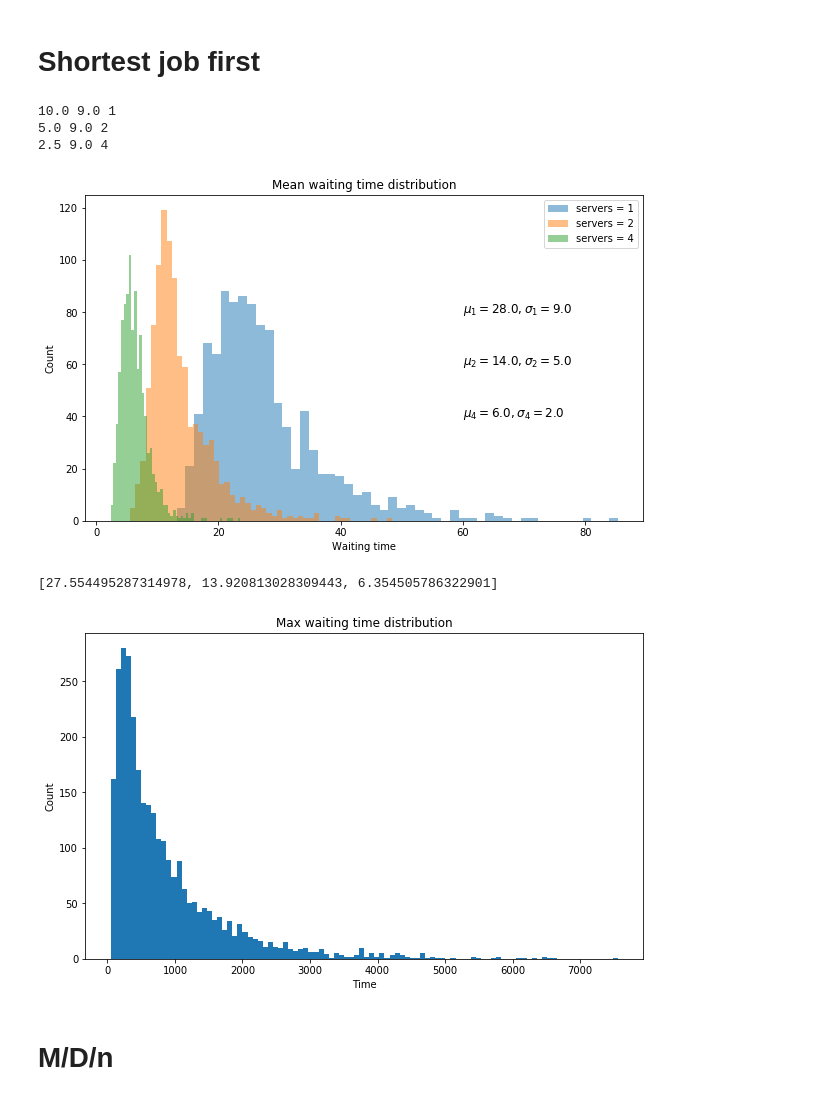
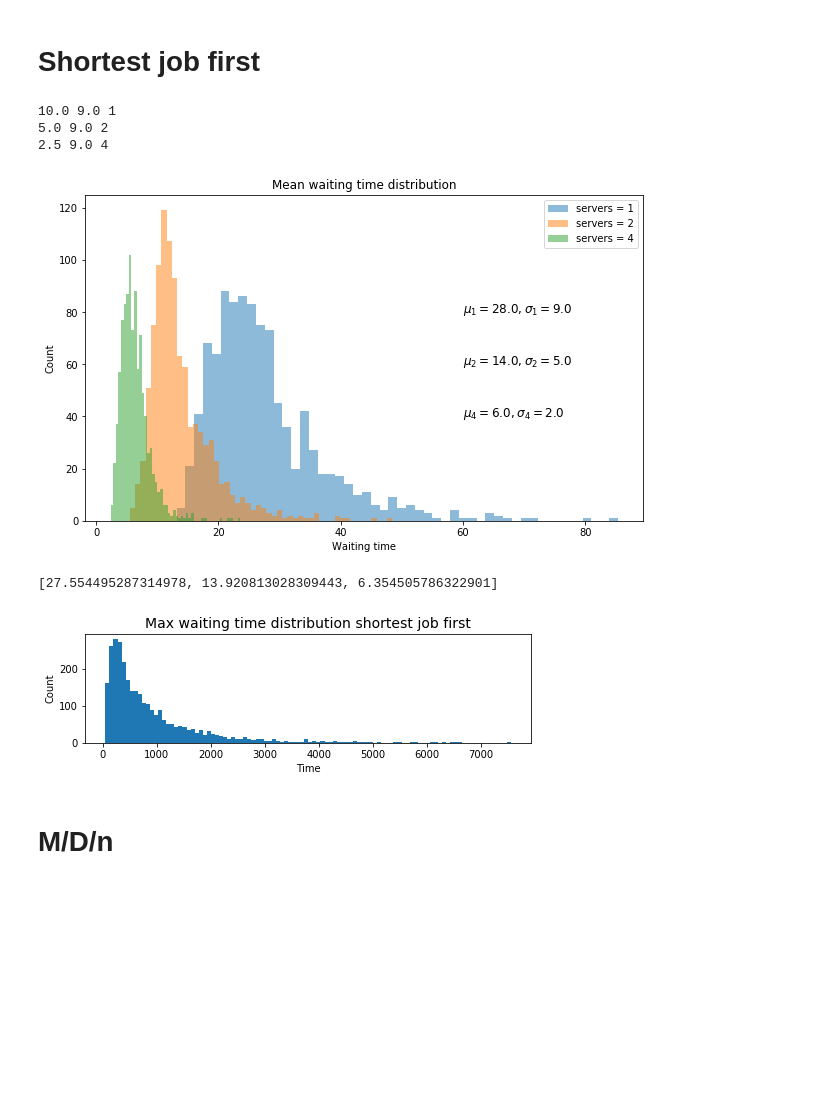
Before and after one commit to WavyV/StochasticSimulation, a Jupyter notebook: Assignment2/Assignment2.ipynb, the cells around one changed output. Drawn from its saved outputs; the diff is of its cells as text; code cells hidden in the pictures; blank space fills up the shorter version.

```diff
--- a/Assignment2/Assignment2.ipynb
+++ b/Assignment2/Assignment2.ipynb
@@ -123,29 +123,30 @@ plt.show()
 # %%
+SEED = 9999
+random.seed(SEED)
+
 customers = 1000
-reps = 100
-rho = np.linspace(0.1, 0.95, 18)
-serviceTime = 10
+capacity = np.linspace(1, 50, 50)
+print(capacity)
+reps = 1000
+serviceTime = 9.0
+arrival = 10.
 means = []
-perc25 = []
-perc75 = []
-for r in rho:
-    totalResults = []
-    newArrival = 100.0/(r*serviceTime)
-    print(newArrival, serviceTime)
-    for _ in range(reps):
+for cap in capacity:
+    temp = []
+    for _ in range(10):
+        newArrival = arrival/cap
         results = []
         env = simpy.Environment()
-        server = simpy.Resource(env, capacity=1)
+        server = simpy.Resource(env, capacity=cap)
         source = Source(env, customers, newArrival, serviceTime, server)
         env.run()
-        totalResults.append(np.mean(results))
-    means.append(np.mean(totalResults))
-    perc25.append(np.percentile(totalResults, 25))
-    perc75.append(np.percentile(totalResults, 75))
+        temp.append(np.mean(results))
+    means.append(np.mean(temp))
 
-plt.figure()
-plt.scatter(rho, means)
-plt.scatter(rho, perc25)
-plt.scatter(rho, perc75)
+plt.figure(figsize=(8,4))
+plt.title("Convergence of mean waiting time")
+plt.xlabel("Service station capacity")
+plt.ylabel("Mean waiting time")
+plt.plot(capacity, means)
 plt.show()
 # %% [output]
@@ -223,36 +216,36 @@ for cap in capacity:
         env = simpy.Environment()
         server = simpy.PriorityResource(env, capacity=cap)
         source = sjf_Source(env, customers, newArrival, serviceTime, server)
         env.run()
         totalResults.append(np.mean(results))
         maxwait.append(np.max(results))
     means.append(np.mean(totalResults))
     std.append(np.std(totalResults))
     plt.hist(totalResults, bins=50, alpha=0.5, label="servers = " + str(cap))
 #     plt.plot([means[-1], means[-1]], [0, 50], scaley=False, linestyle="--", label="mean n=" + str(cap))
 plt.legend()
 plt.title("Mean waiting time distribution")
 plt.xlabel("Waiting time")
 plt.ylabel("Count")
 plt.text(60, 80, "$\mu_1="+str(round(means[0]))+", \sigma_1="+str(round(std[0]))+"$", fontsize=12)
 plt.text(60, 60, "$\mu_2="+str(round(means[1]))+", \sigma_2="+str(round(std[1]))+"$", fontsize=12)
 plt.text(60, 40, "$\mu_4="+str(round(means[2]))+", \sigma_4="+str(round(std[2]))+"$", fontsize=12)
 plt.show()
 print(means)
 
-plt.figure(figsize=(10,6))
-plt.title("Max waiting time distribution")
+plt.figure(figsize=(8,2))
+plt.title("Max waiting time distribution shortest job first", fontsize=14)
 plt.xlabel("Time")
 plt.ylabel("Count")
 plt.hist(maxwait, bins=100)
 plt.show()
 # %% [output]
 10.0 9.0 1
 5.0 9.0 2
 2.5 9.0 4
 [figure]
 [27.554495287314978, 13.920813028309443, 6.354505786322901]
-[figure, old version]
+[figure, new version]
 # %% [markdown]
 # M/D/n
 # %%
```
Also changed, not shown: parts of 2 cells of this notebook.
